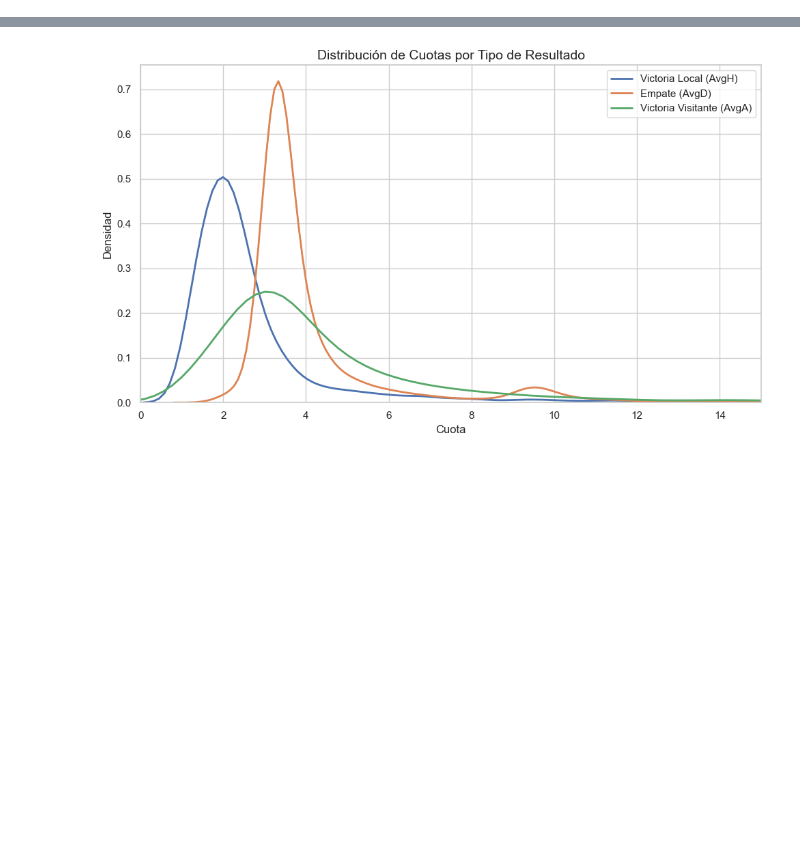
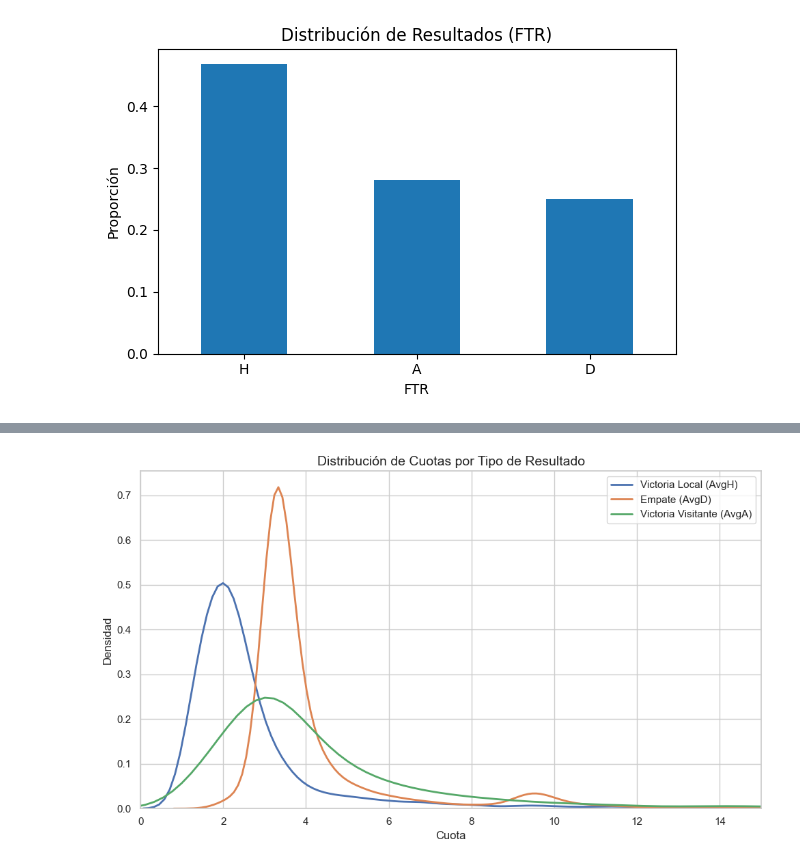
Before and after one commit to anaigs/tfg_maco_github, a Jupyter notebook: code/data_cleaning/3-analisis.ipynb, the cells around one changed output, grey strips where cells are left out. Drawn from its saved outputs; the diff is of its cells as text; code cells hidden in the pictures; blank space fills up the shorter version.

```diff
--- a/code/data_cleaning/3-analisis.ipynb
+++ b/code/data_cleaning/3-analisis.ipynb
@@ -0,0 +68,9 @@
+# %%
+result_counts = df['FTR'].value_counts(normalize=True)
+result_counts.plot(kind='bar', figsize=(6, 4), title='Distribución de Resultados (FTR)')
+plt.ylabel("Proporción")
+plt.xticks(rotation=0)
+plt.tight_layout()
+plt.show()
+# %% [output]
+[figure, added]
```
Also changed, not shown: parts of 18 cells of this notebook.
